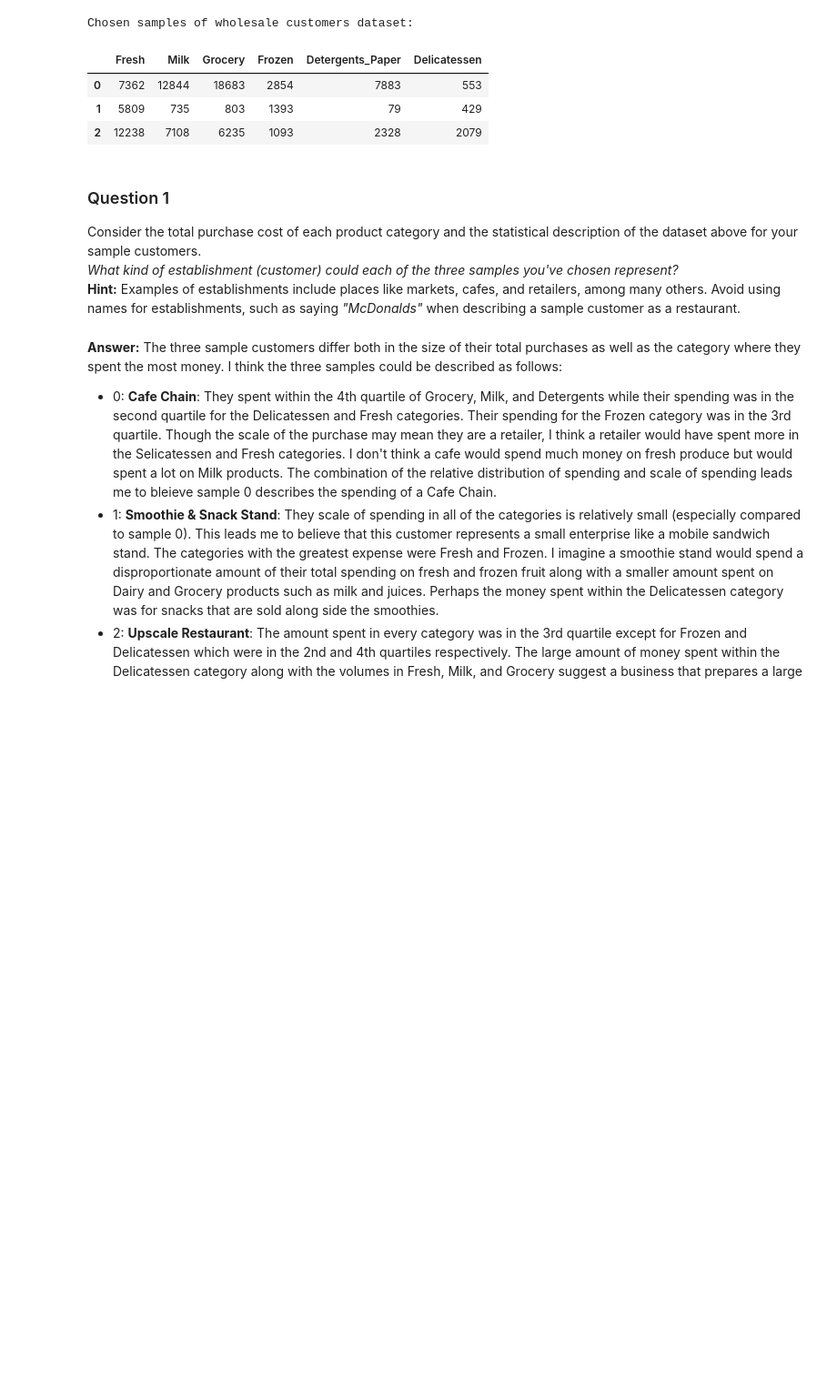
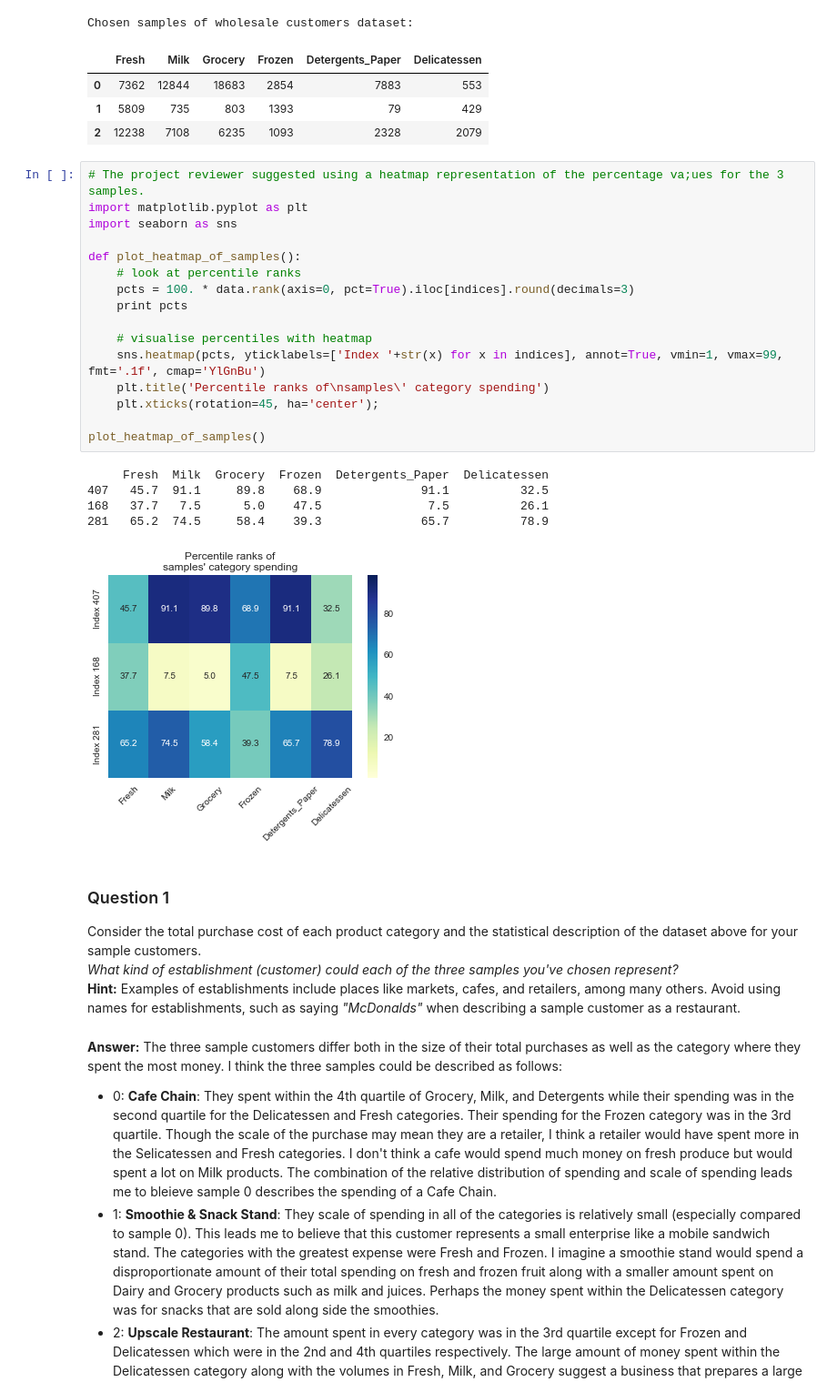
Before and after one commit to eminnett/ml-nanodegree-customer-segments, a Jupyter notebook: customer_segments.ipynb, the cells around one changed output. Shown at 91% size. Saved outputs shown, nothing was run; the diff lists cells and outputs as text; blank space fills up the shorter version.

```diff
--- a/customer_segments.ipynb
+++ b/customer_segments.ipynb
@@ -77,6 +77,28 @@ Chosen samples of wholesale customers dataset:
 | 0 | 7362 | 12844 | 18683 | 2854 | 7883 | 553 |
 | 1 | 5809 | 735 | 803 | 1393 | 79 | 429 |
 | 2 | 12238 | 7108 | 6235 | 1093 | 2328 | 2079 |
+# %%
+# The project reviewer suggested using a heatmap representation of the percentage va;ues for the 3 samples.
+import matplotlib.pyplot as plt
+import seaborn as sns
+
+def plot_heatmap_of_samples():
+    # look at percentile ranks
+    pcts = 100. * data.rank(axis=0, pct=True).iloc[indices].round(decimals=3)
+    print pcts
+
+    # visualise percentiles with heatmap
+    sns.heatmap(pcts, yticklabels=['Index '+str(x) for x in indices], annot=True, vmin=1, vmax=99, fmt='.1f', cmap='YlGnBu')
+    plt.title('Percentile ranks of\nsamples\' category spending')
+    plt.xticks(rotation=45, ha='center');
+
+plot_heatmap_of_samples()
+# %% [output]
+     Fresh  Milk  Grocery  Frozen  Detergents_Paper  Delicatessen
+407   45.7  91.1     89.8    68.9              91.1          32.5
+168   37.7   7.5      5.0    47.5               7.5          26.1
+281   65.2  74.5     58.4    39.3              65.7          78.9
+[figure, added]
 # %% [markdown]
 ### Question 1
 Consider the total purchase cost of each product category and the statistical description of the dataset above for your sample customers.
```
Also changed, not shown: parts of 14 cells of this notebook.
